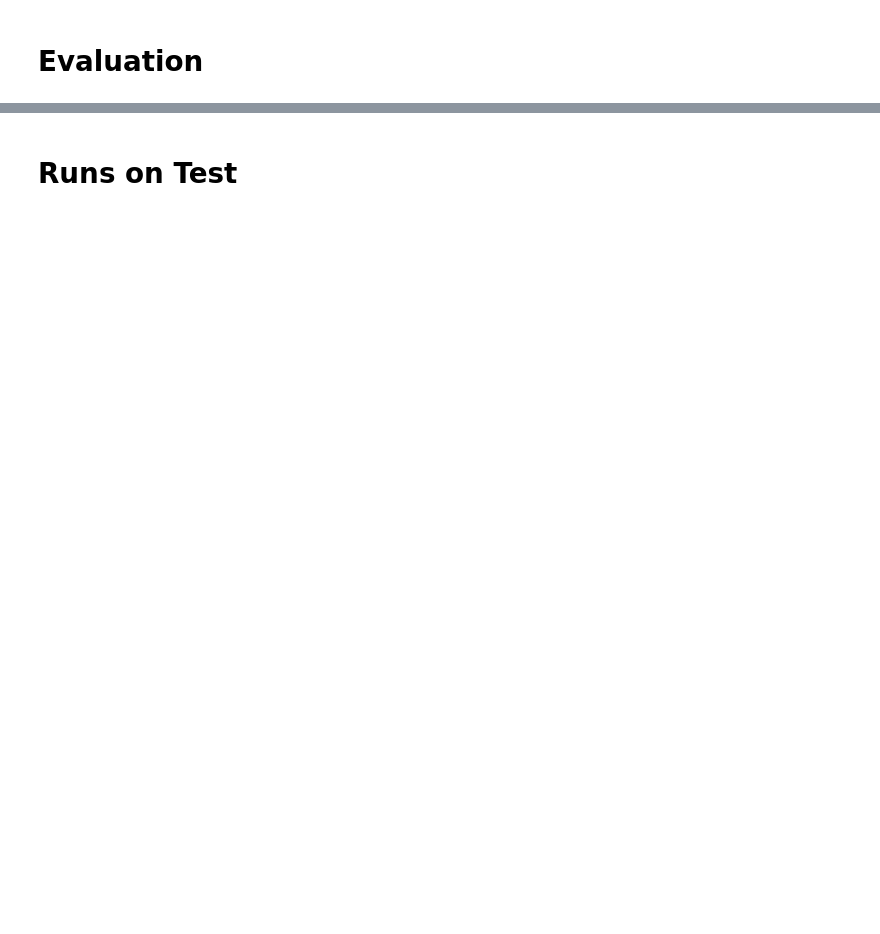
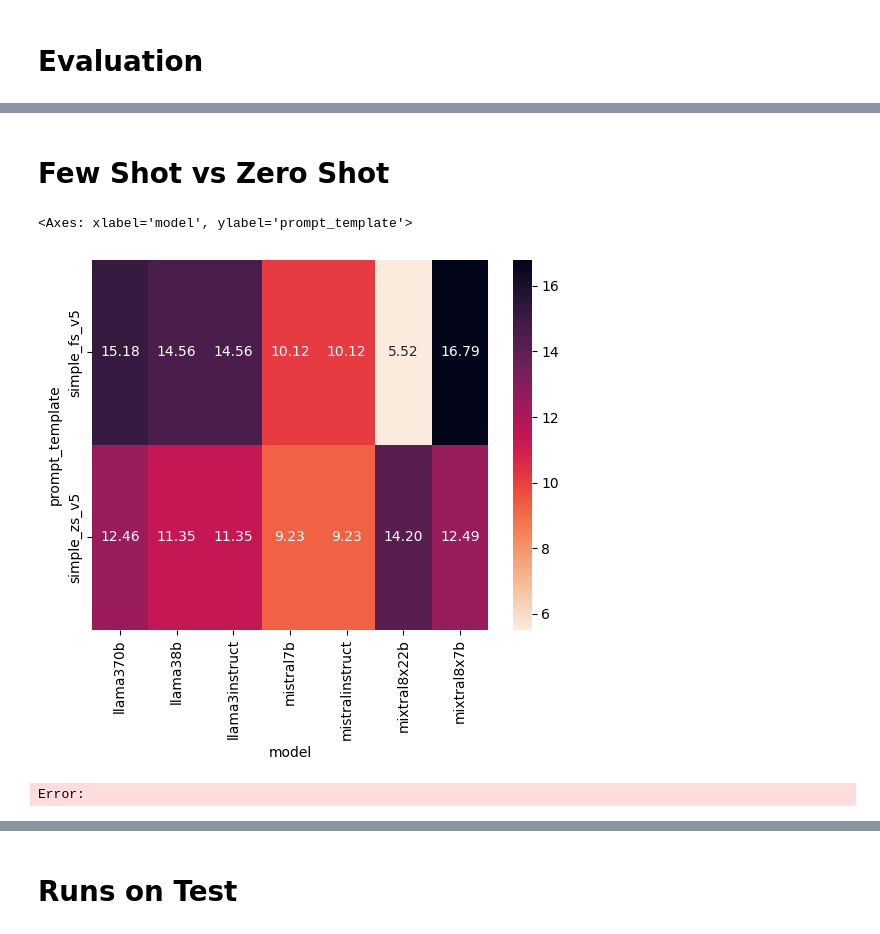
Before and after one commit to urbanlutz/nlp2024_ClefTask4SOTA, a Jupyter notebook: evaluation.ipynb, the cells around one changed output, grey strips where cells are left out. Saved outputs shown, nothing was run; the diff lists cells and outputs as text; code cells hidden in the pictures; blank space fills up the shorter version.

```diff
--- a/evaluation.ipynb
+++ b/evaluation.ipynb
@@ -168,0 +395,13 @@ df_res
+# %% [markdown]
+# Few Shot vs Zero Shot
+# %%
+import seaborn as sns
+
+df_exp = df_res[df_res["prompt_template"].isin(["simple_fs_v5", "simple_zs_v5"])]
+df_exp = df_exp.pivot(index="prompt_template", columns="model", values="score")
+
+sns.heatmap(df_exp, annot=True, cmap=sns.cm.rocket_r, fmt=".2f")
+# %% [output]
+<Axes: xlabel='model', ylabel='prompt_template'>
+[figure, added]
+Error:
```
Also changed, not shown: parts of 42 cells of this notebook, 3 other files.
